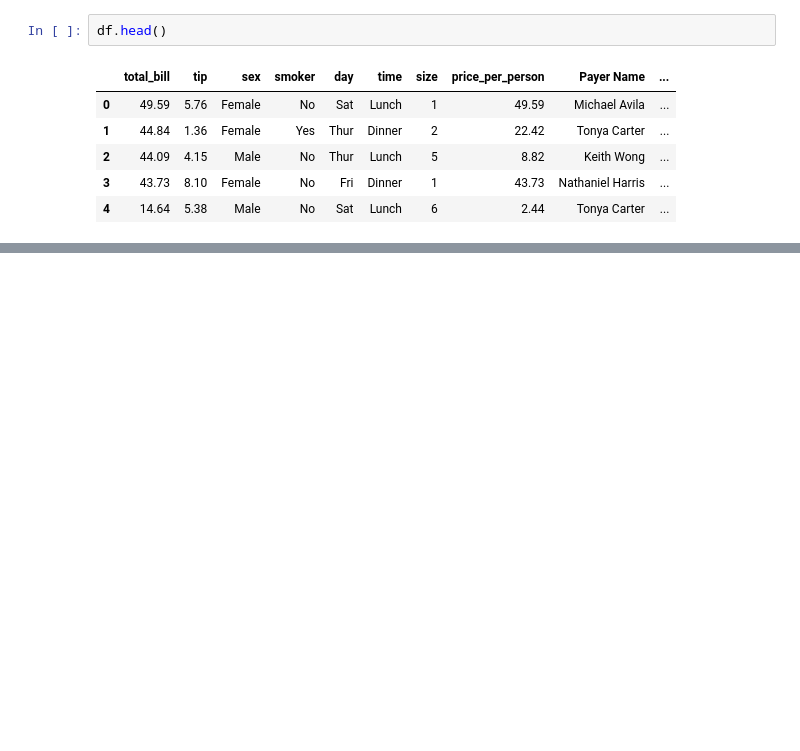
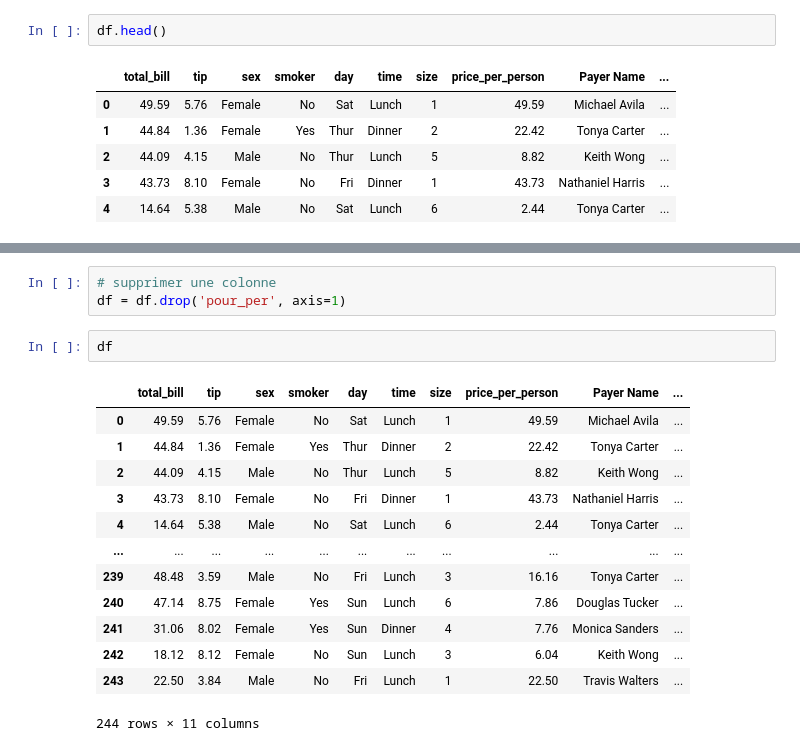
Before and after one commit to ibrahim10sy/learn-python, a Jupyter notebook: Pandas1.ipynb, the cells around one changed output, grey strips where cells are left out. Saved outputs shown, nothing was run; the diff lists cells and outputs as text; blank space fills up the shorter version.

```diff
--- a/Pandas1.ipynb
+++ b/Pandas1.ipynb
@@ -344,0 +418,19 @@ df.head()
+# %%
+# supprimer une colonne
+df = df.drop('pour_per', axis=1)
+# %%
+df
+# %% [output]
+|  | total_bill | tip | sex | smoker | day | time | size | price_per_person | Payer Name | ... |
+| 0 | 49.59 | 5.76 | Female | No | Sat | Lunch | 1 | 49.59 | Michael Avila | ... |
+| 1 | 44.84 | 1.36 | Female | Yes | Thur | Dinner | 2 | 22.42 | Tonya Carter | ... |
+| 2 | 44.09 | 4.15 | Male | No | Thur | Lunch | 5 | 8.82 | Keith Wong | ... |
+| 3 | 43.73 | 8.10 | Female | No | Fri | Dinner | 1 | 43.73 | Nathaniel Harris | ... |
+| 4 | 14.64 | 5.38 | Male | No | Sat | Lunch | 6 | 2.44 | Tonya Carter | ... |
+| ... | ... | ... | ... | ... | ... | ... | ... | ... | ... | ... |
+| 239 | 48.48 | 3.59 | Male | No | Fri | Lunch | 3 | 16.16 | Tonya Carter | ... |
+| 240 | 47.14 | 8.75 | Female | Yes | Sun | Lunch | 6 | 7.86 | Douglas Tucker | ... |
+| 241 | 31.06 | 8.02 | Female | Yes | Sun | Dinner | 4 | 7.76 | Monica Sanders | ... |
+| 242 | 18.12 | 8.12 | Female | No | Sun | Lunch | 3 | 6.04 | Keith Wong | ... |
+| 243 | 22.50 | 3.84 | Male | No | Fri | Lunch | 1 | 22.50 | Travis Walters | ... |
+244 rows × 11 columns
```
Also changed, not shown: parts of 11 cells of this notebook.
